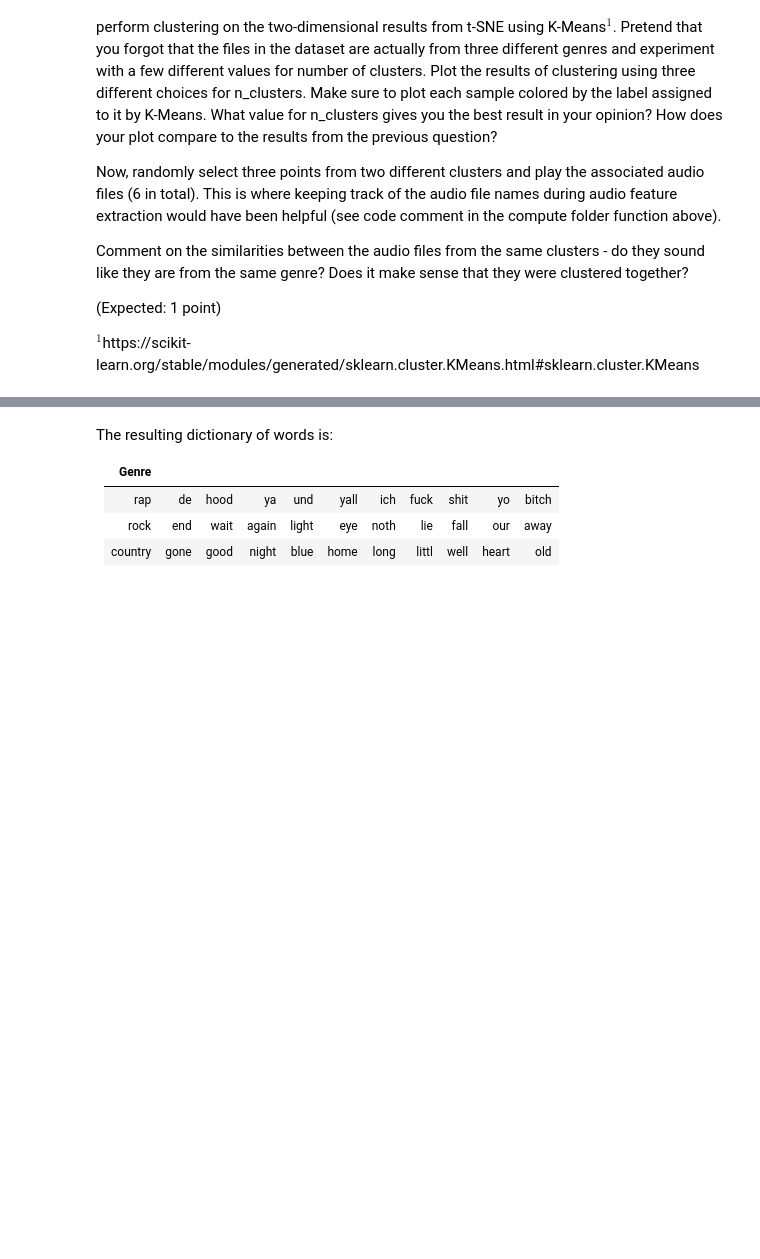
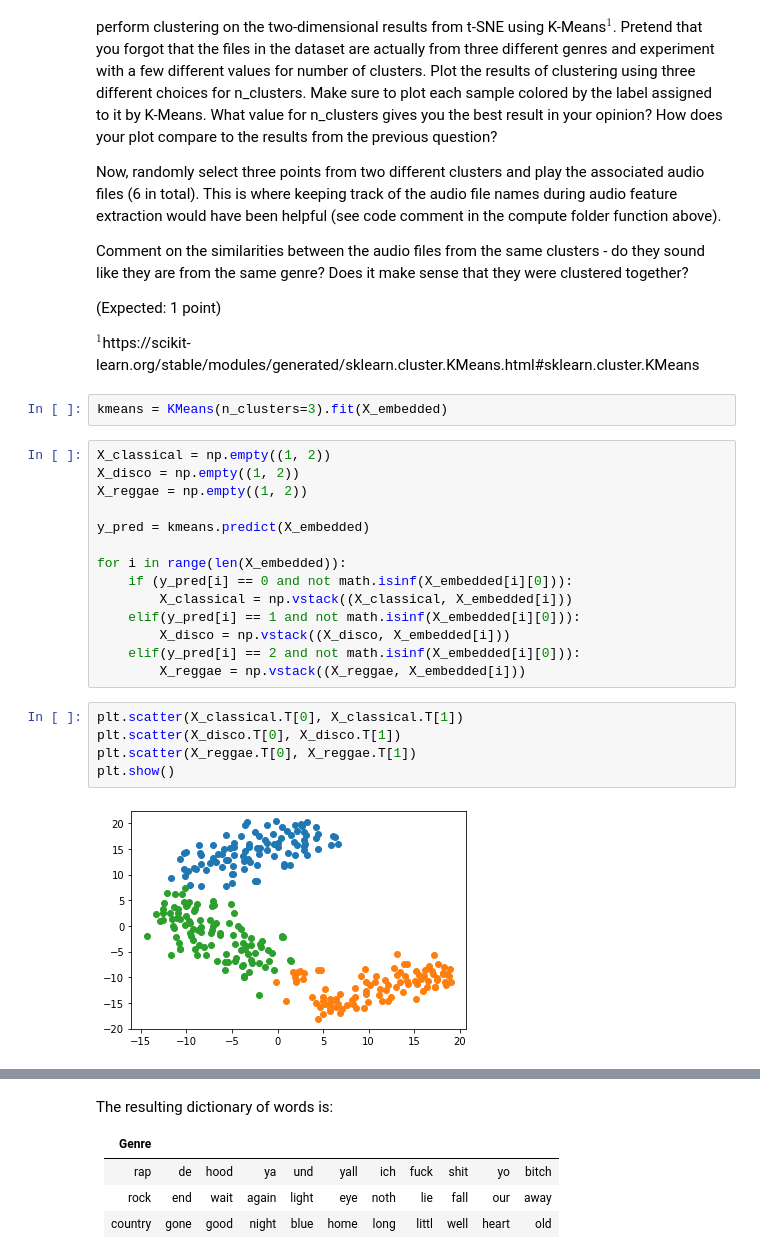
Before and after one commit to vnctptr/SENG480B-A4, a Jupyter notebook: Assignment 4 - Template.ipynb, the cells around one changed output, grey strips where cells are left out. Drawn from its saved outputs; the diff is of its cells as text; blank space fills up the shorter version.

```diff
--- a/Assignment 4 - Template.ipynb
+++ b/Assignment 4 - Template.ipynb
@@ -180,3 +308,26 @@ Comment on the similarities between the audio files from the same clusters - do
 (Expected: 1 point)
 
 $^1$https://scikit-learn.org/stable/modules/generated/sklearn.cluster.KMeans.html#sklearn.cluster.KMeans
+# %%
+kmeans = KMeans(n_clusters=3).fit(X_embedded)
+# %%
+X_classical = np.empty((1, 2))
+X_disco = np.empty((1, 2))
+X_reggae = np.empty((1, 2))
+
+y_pred = kmeans.predict(X_embedded)
+
+for i in range(len(X_embedded)):
+    if (y_pred[i] == 0 and not math.isinf(X_embedded[i][0])):
+        X_classical = np.vstack((X_classical, X_embedded[i]))
+    elif(y_pred[i] == 1 and not math.isinf(X_embedded[i][0])):
+        X_disco = np.vstack((X_disco, X_embedded[i]))
+    elif(y_pred[i] == 2 and not math.isinf(X_embedded[i][0])):
+        X_reggae = np.vstack((X_reggae, X_embedded[i]))
+# %%
+plt.scatter(X_classical.T[0], X_classical.T[1])
+plt.scatter(X_disco.T[0], X_disco.T[1])
+plt.scatter(X_reggae.T[0], X_reggae.T[1])
+plt.show()
+# %% [output]
+[figure, added]
```
Also changed, not shown: parts of 19 cells of this notebook.
